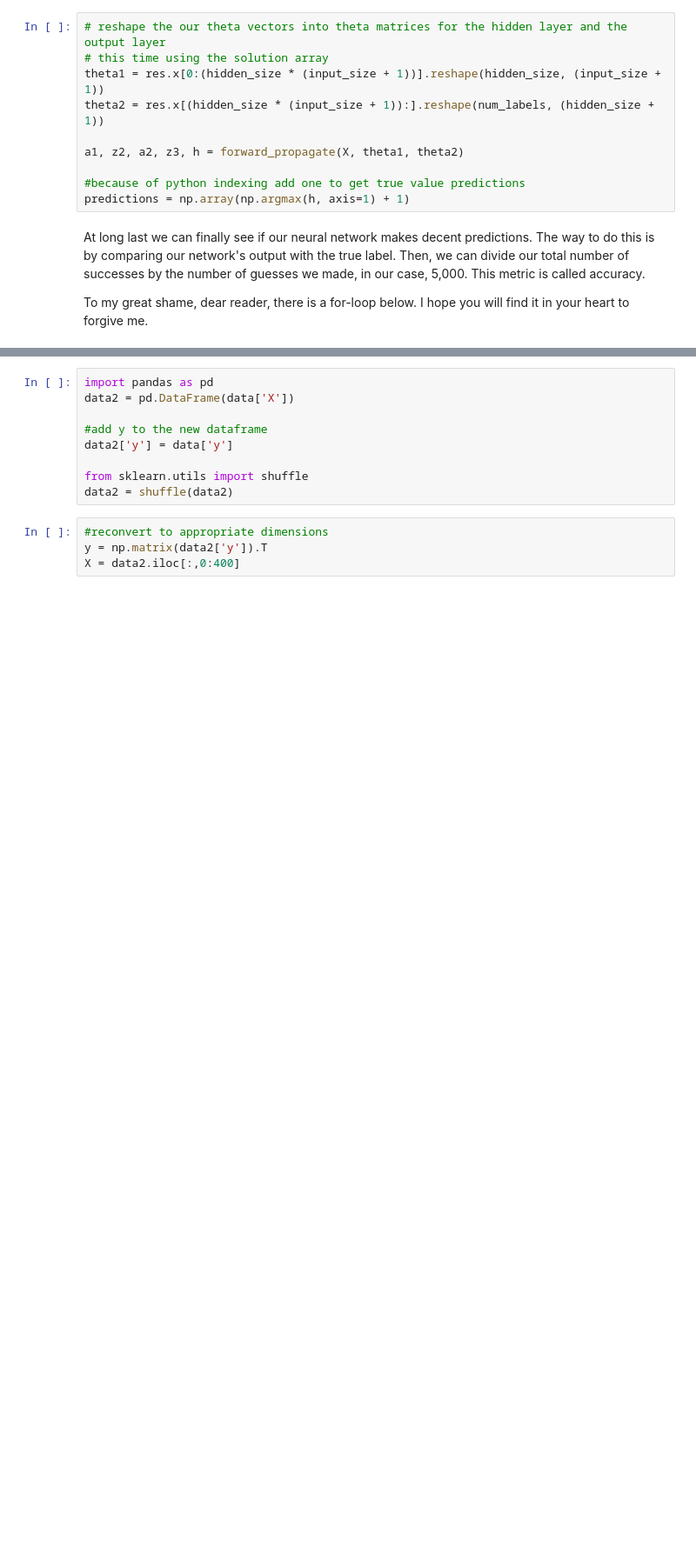
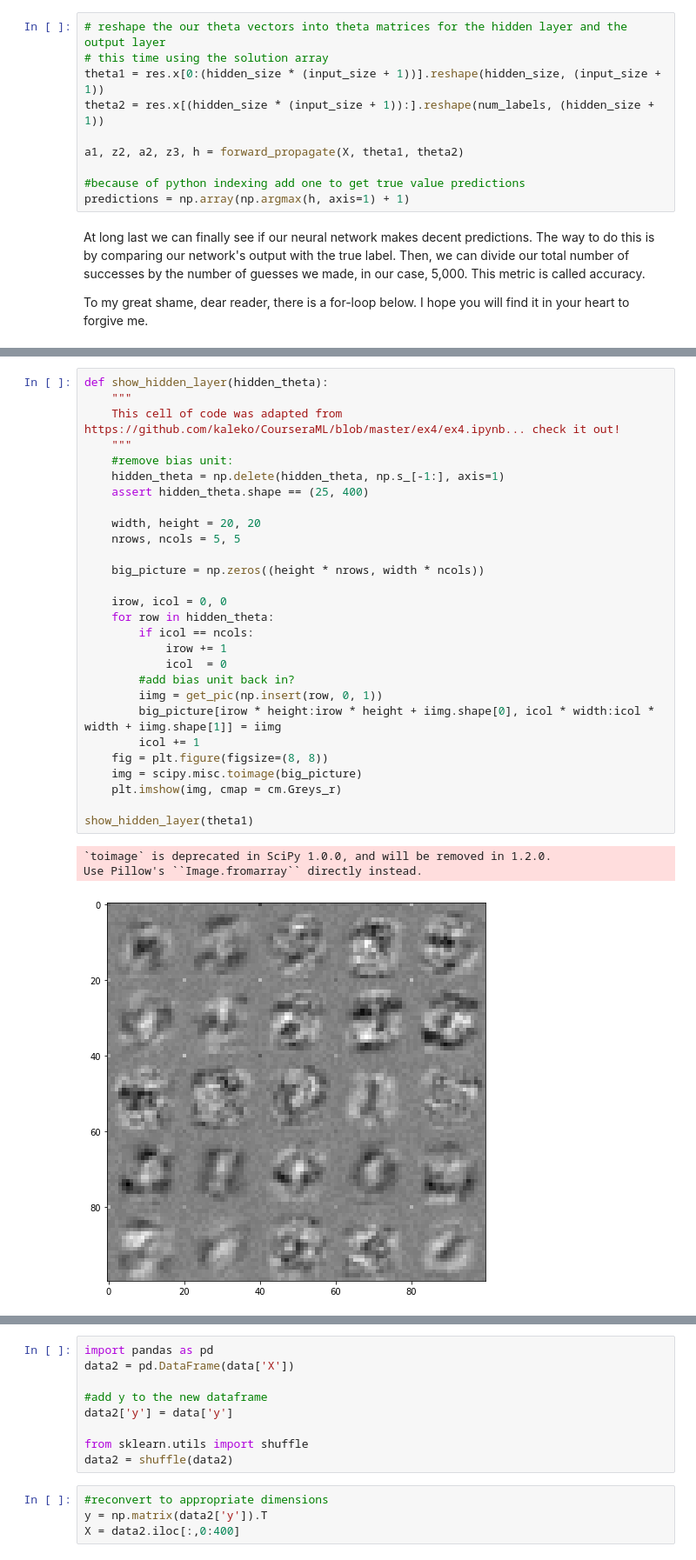
Before and after one commit to LuketheDukeBates/Feed-forward-Neural-Network-Demo, a Jupyter notebook: Feed Forward Neural Network Demo.ipynb, the cells around one changed output, grey strips where cells are left out. Shown at 87% size. Drawn from its saved outputs; the diff is of its cells as text; blank space fills up the shorter version.

```diff
--- a/Feed Forward Neural Network Demo.ipynb
+++ b/Feed Forward Neural Network Demo.ipynb
@@ -353 +359,33 @@ accuracy = 95.98%
+# %%
+def show_hidden_layer(hidden_theta):
+    """
+    This cell of code was adapted from https://github.com/kaleko/CourseraML/blob/master/ex4/ex4.ipynb... check it out!
+    """
+    #remove bias unit:
+    hidden_theta = np.delete(hidden_theta, np.s_[-1:], axis=1)
+    assert hidden_theta.shape == (25, 400)
+
+    width, height = 20, 20
+    nrows, ncols = 5, 5
+
+    big_picture = np.zeros((height * nrows, width * ncols))
+
+    irow, icol = 0, 0
+    for row in hidden_theta:
+        if icol == ncols:
+            irow += 1
+            icol  = 0
+        #add bias unit back in?
+        iimg = get_pic(np.insert(row, 0, 1))
+        big_picture[irow * height:irow * height + iimg.shape[0], icol * width:icol * width + iimg.shape[1]] = iimg
+        icol += 1
+    fig = plt.figure(figsize=(8, 8))
+    img = scipy.misc.toimage(big_picture)
+    plt.imshow(img, cmap = cm.Greys_r)
+
+show_hidden_layer(theta1)
+# %% [output]
+`toimage` is deprecated in SciPy 1.0.0, and will be removed in 1.2.0.
+Use Pillow's ``Image.fromarray`` directly instead.
+[figure, added]
 # %% [markdown]
```
Also changed, not shown: parts of 23 cells of this notebook.
